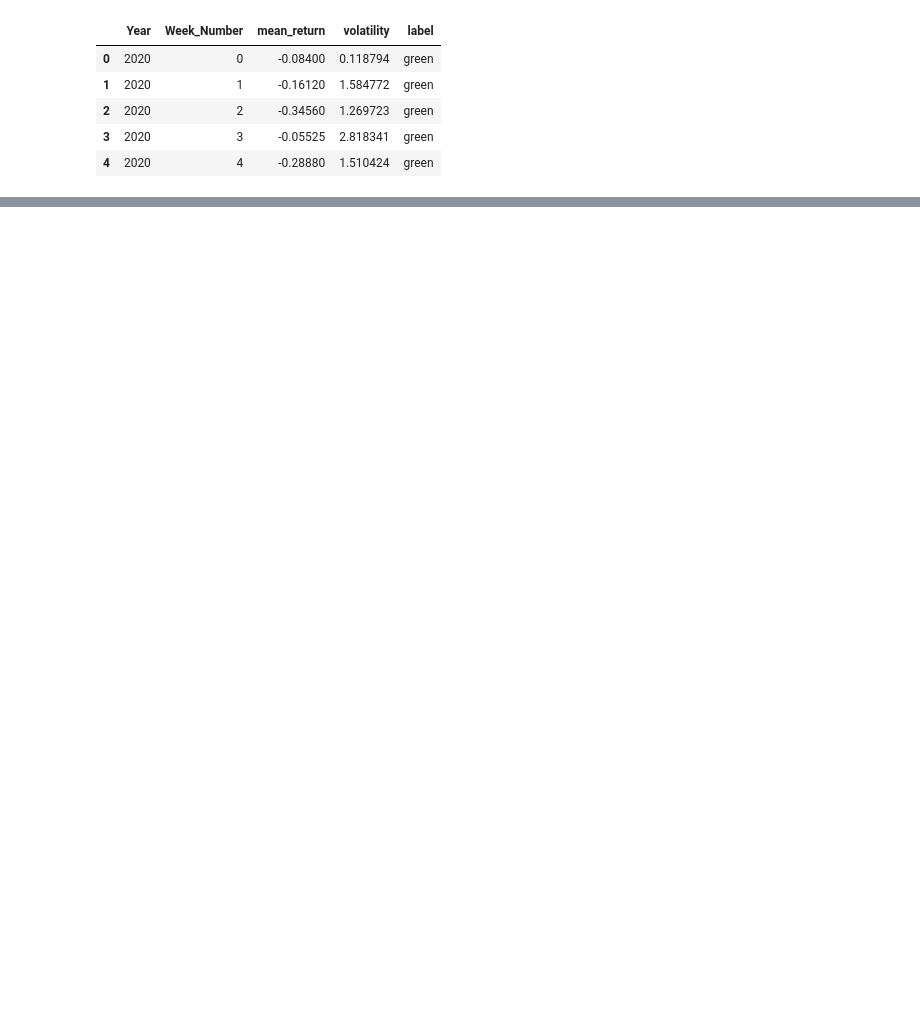
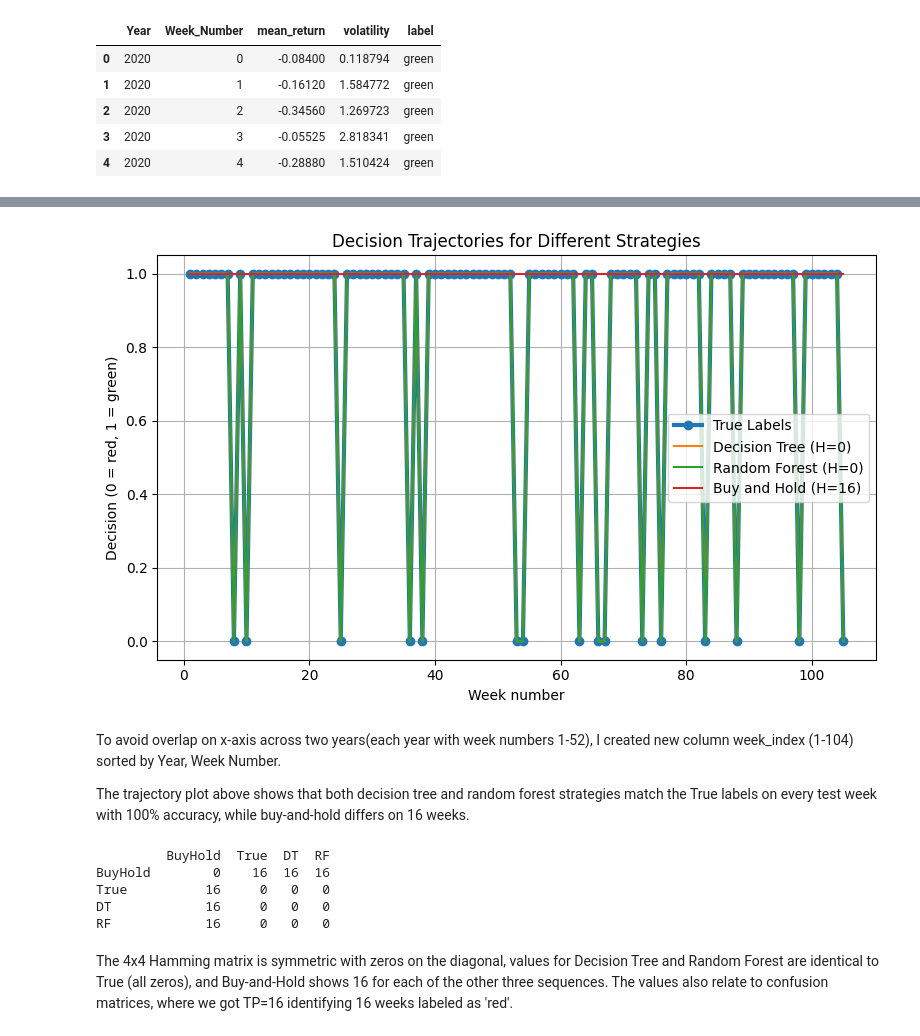
Before and after one commit to dinarazhorabek/ds_projects, a Jupyter notebook: Inertia Trading/tree_rf_adaboost_hamming.ipynb, the cells around one changed output, grey strips where cells are left out. Cells and saved outputs as stored; diff of their text form; code cells hidden in the pictures; blank space fills up the shorter version.

```diff
--- a/Inertia Trading/tree_rf_adaboost_hamming.ipynb
+++ b/Inertia Trading/tree_rf_adaboost_hamming.ipynb
@@ -170,0 +348,5 @@ DecisionTreeClassifier()
+# %%
+test_df_dummified = test_df.replace({'green': 1, 'red': 0}).copy()
+test_df_dummified = test_df_dummified.sort_values(['Year','Week_Number']).reset_index(drop=True)
+test_df_dummified['Week_Index'] = np.arange(1, len(test_df_dummified)+1)
+test_df_dummified.head()
@@ -170,0 +360,52 @@ DecisionTreeClassifier()
+# %%
+buy_hold = np.ones(len(test_df_dummified))
+true_labels = test_df_dummified['label'].values
+dt_labels = test_df_dummified['predicted_label_dt'].values
+rf_labels = test_df_dummified['predicted_label_rf'].values
+
+h_dt = np.sum(dt_labels!=true_labels)
+h_rf = np.sum(rf_labels!=true_labels)
+h_bh = np.sum(buy_hold!=true_labels)
+
+plt.figure(figsize=(8,5))
+plt.plot(test_df_dummified['Week_Index'], true_labels, marker='o', lw=3, label='True Labels')
+plt.plot(test_df_dummified['Week_Index'], dt_labels, label=f'Decision Tree (H={h_dt})')
+plt.plot(test_df_dummified['Week_Index'], rf_labels, label=f'Random Forest (H={h_rf})')
+plt.plot(test_df_dummified['Week_Index'], buy_hold, label=f'Buy and Hold (H={h_bh})')
+
+plt.xlabel('Week number')
+plt.ylabel('Decision (0 = red, 1 = green)')
+plt.title('Decision Trajectories for Different Strategies')
+plt.legend()
+plt.grid(True)
+plt.tight_layout()
+plt.show()
+# %% [output]
+[figure, added]
+# %% [markdown]
+To avoid overlap on x-axis across two years(each year with week numbers 1-52), I created new column week_index (1-104) sorted by Year, Week Number.
+
+The trajectory plot above shows that both decision tree and random forest strategies match the True labels on every test week with 100% accuracy, while buy-and-hold differs on 16 weeks.
+# %%
+seqs = {
+    'BuyHold'   : buy_hold,
+    'True'      : true_labels,
+    'DT'        : dt_labels,
+    'RF'        : rf_labels,
+}
+names = list(seqs.keys())
+M = np.zeros((4,4), dtype=int)
+for i,a in enumerate(names):
+    for j,b in enumerate(names):
+        M[i,j] = int(np.sum(seqs[a] != seqs[b]))
+
+M_df = pd.DataFrame(M, index=names, columns=names)
+print(M_df)
+# %% [output]
+         BuyHold  True  DT  RF
+BuyHold        0    16  16  16
+True          16     0   0   0
+DT            16     0   0   0
+RF            16     0   0   0
+# %% [markdown]
+The 4x4 Hamming matrix is symmetric with zeros on the diagonal, values for Decision Tree and Random Forest are identical to True (all zeros), and Buy-and-Hold shows 16 for each of the other three sequences. The values also relate to confusion matrices, where we got TP=16 identifying 16 weeks labeled as 'red'.
```
Also changed, not shown: parts of 21 cells of this notebook.
